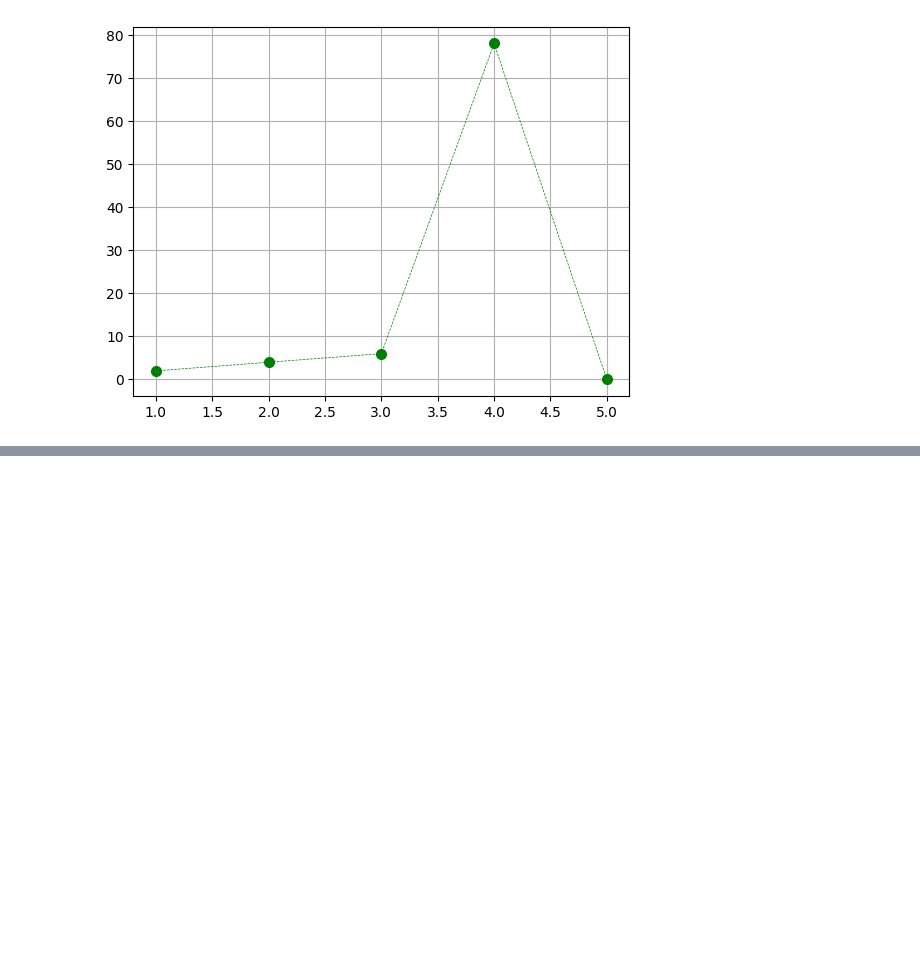
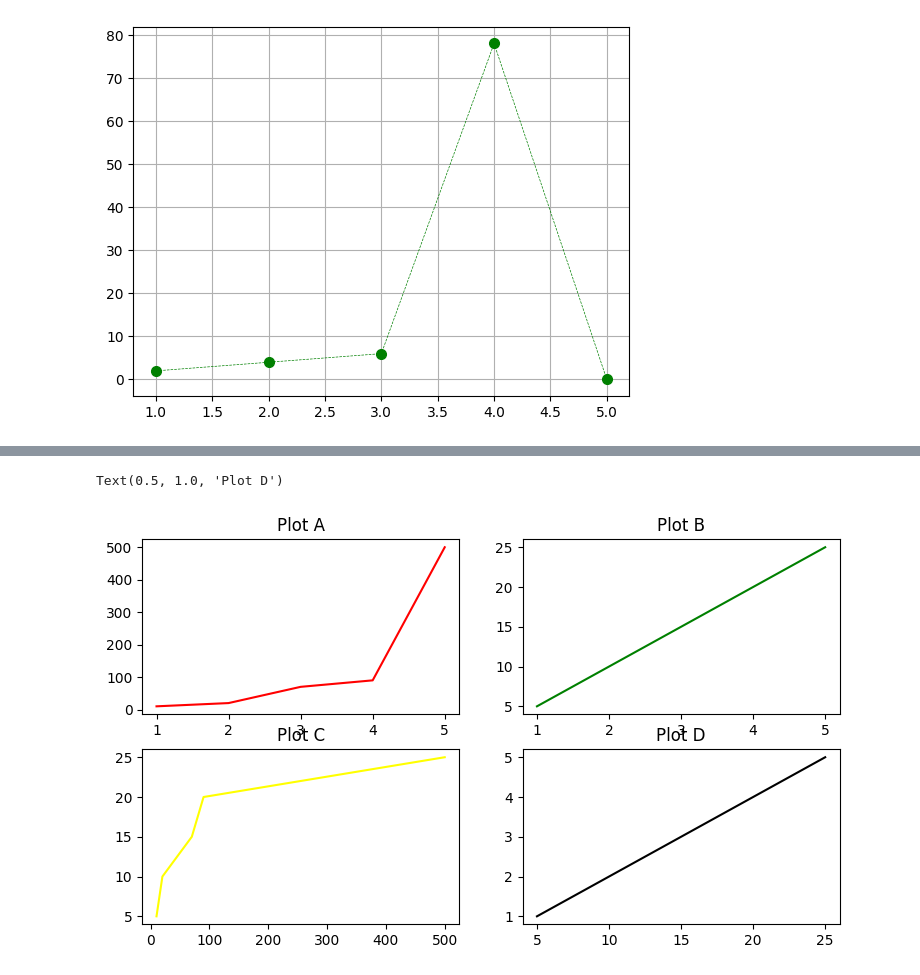
Before and after one commit to Shivam-dev-here/data-analysis-with-python, a Jupyter notebook: 03-Matplot/01-python.ipynb, the cells around one changed output, grey strips where cells are left out. Drawn from its saved outputs; the diff is of its cells as text; code cells hidden in the pictures; blank space fills up the shorter version.

Commit message:
Plot: Multiple graph on a frame

```diff
--- a/03-Matplot/01-python.ipynb
+++ b/03-Matplot/01-python.ipynb
@@ -35,0 +46,25 @@ plt.grid(True)
+# %%
+x = [1,2,3,4,5]
+y1 = [10,20,70,90,500]
+y2 = [5,10,15,20,25]
+
+plt.figure(figsize=(9,5))
+
+plt.subplot(2,2,1)
+plt.plot(x,y1, color='red')
+plt.title("Plot A")
+
+plt.subplot(2,2,2)
+plt.plot(x,y2, color='Green')
+plt.title("Plot B")
+
+plt.subplot(2,2,3)
+plt.plot(y1,y2, color='yellow')
+plt.title("Plot C")
+
+plt.subplot(2,2,4)
+plt.plot(y2,x, color='black')
+plt.title("Plot D")
+# %% [output]
+Text(0.5, 1.0, 'Plot D')
+[figure, added]
```
Also changed, not shown: parts of 1 cell of this notebook.
